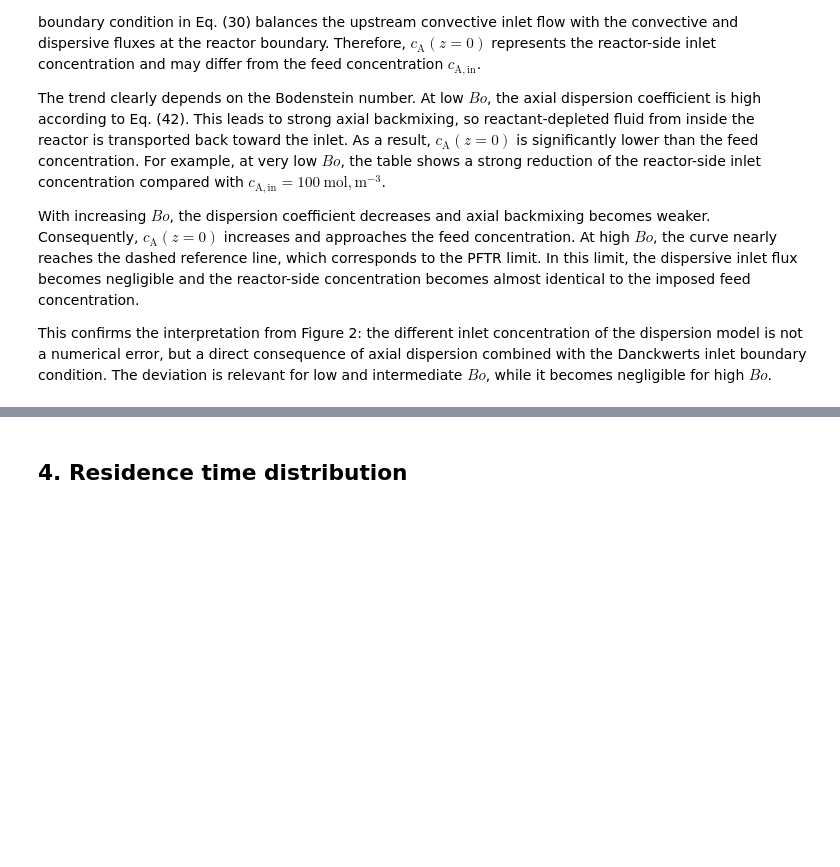
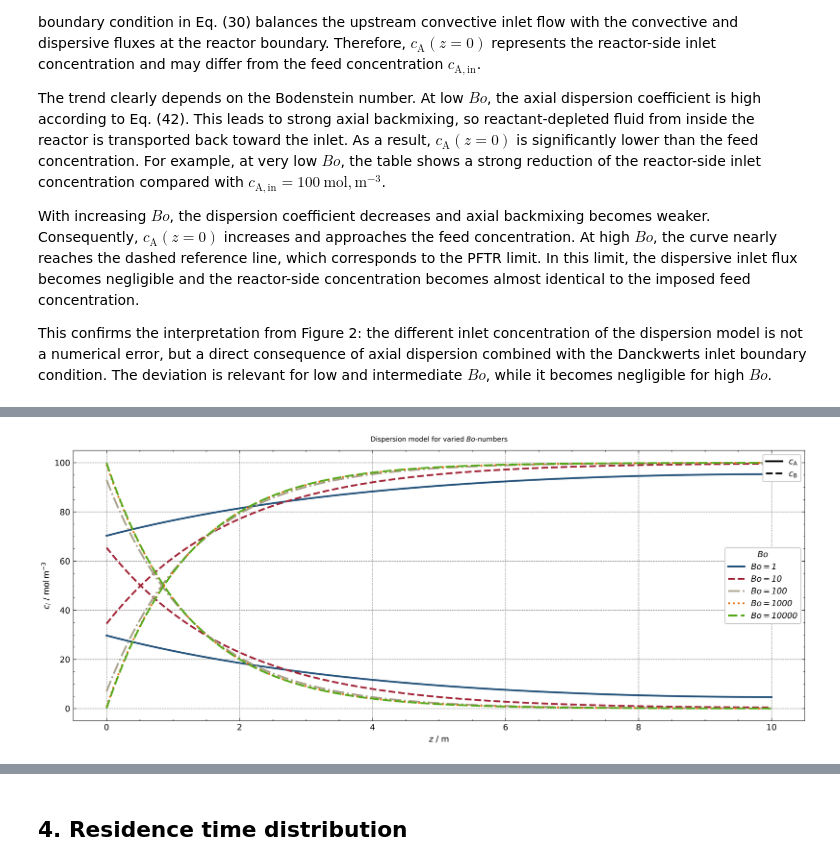
Before and after one commit to JulianStierstorfer/CRE3-Assignment-4, a Jupyter notebook: Assignment 4 Group 6.ipynb, the cells around one changed output, grey strips where cells are left out. Saved outputs shown, nothing was run; the diff lists cells and outputs as text; code cells hidden in the pictures; blank space fills up the shorter version.

```diff
--- a/Assignment 4 Group 6.ipynb
+++ b/Assignment 4 Group 6.ipynb
@@ -1584,0 +1599,87 @@ This confirms the interpretation from Figure 2: the different inlet concentratio
+# %%
+# Comparison of dispersion model concentration profiles for varied Bodenstein numbers
+# Same Bodenstein number = same color and same linestyle
+
+from matplotlib.lines import Line2D
+
+Bo_values = [1, 10, 100, 1000, 10000]               # Bodenstein numbers, -
+n_compare = 1.0                                     # reaction order for this study, -
+
+linestyles = ["-", "--", "-.", ":", (0, (5, 2))]
+colors = ["C0", "C1", "C2", "C3", "C4"]
+
+fig, ax = plt.subplots(figsize=(12, 5), dpi=500)
+
+# Initial BVP guess
+c_A_guess = np.linspace(c_in[0], 0.5 * c_in[0], z_mesh.size)   # guessed c_A profile, mol m^-3
+c_B_guess = c_in[0] - c_A_guess                                # guessed c_B profile, mol m^-3
+dc_A_dz_guess = np.gradient(c_A_guess, z_mesh)                 # guessed dc_A/dz, mol m^-4
+dc_B_dz_guess = np.gradient(c_B_guess, z_mesh)                 # guessed dc_B/dz, mol m^-4
+
+y_guess = np.vstack((c_A_guess, dc_A_dz_guess, c_B_guess, dc_B_dz_guess))
+
+for Bo_i, ls, color in zip(Bo_values, linestyles, colors):
+    D_ax_i = u * L / Bo_i                                      # axial dispersion coefficient, m^2 s^-1
+
+    sol_Bo = solve_bvp(
+        fun=lambda z, y: dispersion_model(
+            z=z,
+            y=y,
+            k=k,
+            n=n_compare,
+            stoich_coeff=stoich_coeff,
+            u=u,
+            D_ax=D_ax_i,
+        ),
+        bc=lambda ya, yb: dispersion_boundary_conditions(
+            ya=ya,
+            yb=yb,
+            c_in=c_in,
+            u_0=u_0,
+            A_0=A_0,
+            u=u,
+            A=A,
+            D_ax=D_ax_i,
+        ),
+        x=z_mesh,
+        y=y_guess,
+        tol=tol_bvp,
+        max_nodes=max_nodes_bvp,
+    )
+
+    if not sol_Bo.success:
+        raise RuntimeError(f"Bo = {Bo_i:.0f}: {sol_Bo.message}")
+
+    c_Bo = sol_Bo.sol(z_eval)
+    c_A_Bo = c_Bo[0]                                           # concentration profile of A, mol m^-3
+    c_B_Bo = c_Bo[2]                                           # concentration profile of B, mol m^-3
+
+    ax.plot(z_eval, c_A_Bo, color=color, linestyle=ls, linewidth=2)
+    ax.plot(z_eval, c_B_Bo, color=color, linestyle=ls, linewidth=2)
+
+    y_guess = sol_Bo.sol(z_mesh)                               # use converged solution as next guess
+
+ax.set_xlabel(r"$z$ / $\mathrm{m}$")
+ax.set_ylabel(r"$c_i$ / $\mathrm{mol\,m^{-3}}$")
+ax.set_title(r"Dispersion model for varied $Bo$-numbers")
+ax.grid(True)
+
+# Legend for Bodenstein numbers
+bo_handles = [
+    Line2D([0], [0], color=color, linestyle=ls, lw=2, label=fr"$Bo = {Bo_i}$")
+    for Bo_i, ls, color in zip(Bo_values, linestyles, colors)
+]
+legend_bo = ax.legend(handles=bo_handles, title=r"$Bo$", loc="center right")
+ax.add_artist(legend_bo)
+
+# Legend for species
+species_handles = [
+    Line2D([0], [0], color="black", linestyle="-", lw=2, label=r"$c_{\mathrm{A}}$"),
+    Line2D([0], [0], color="black", linestyle="--", lw=2, label=r"$c_{\mathrm{B}}$"),
+]
+ax.legend(handles=species_handles, loc="upper right")
+
+plt.tight_layout()
+plt.show()
+# %% [output]
+[figure, added]
```
Also changed, not shown: parts of 4 cells of this notebook.
